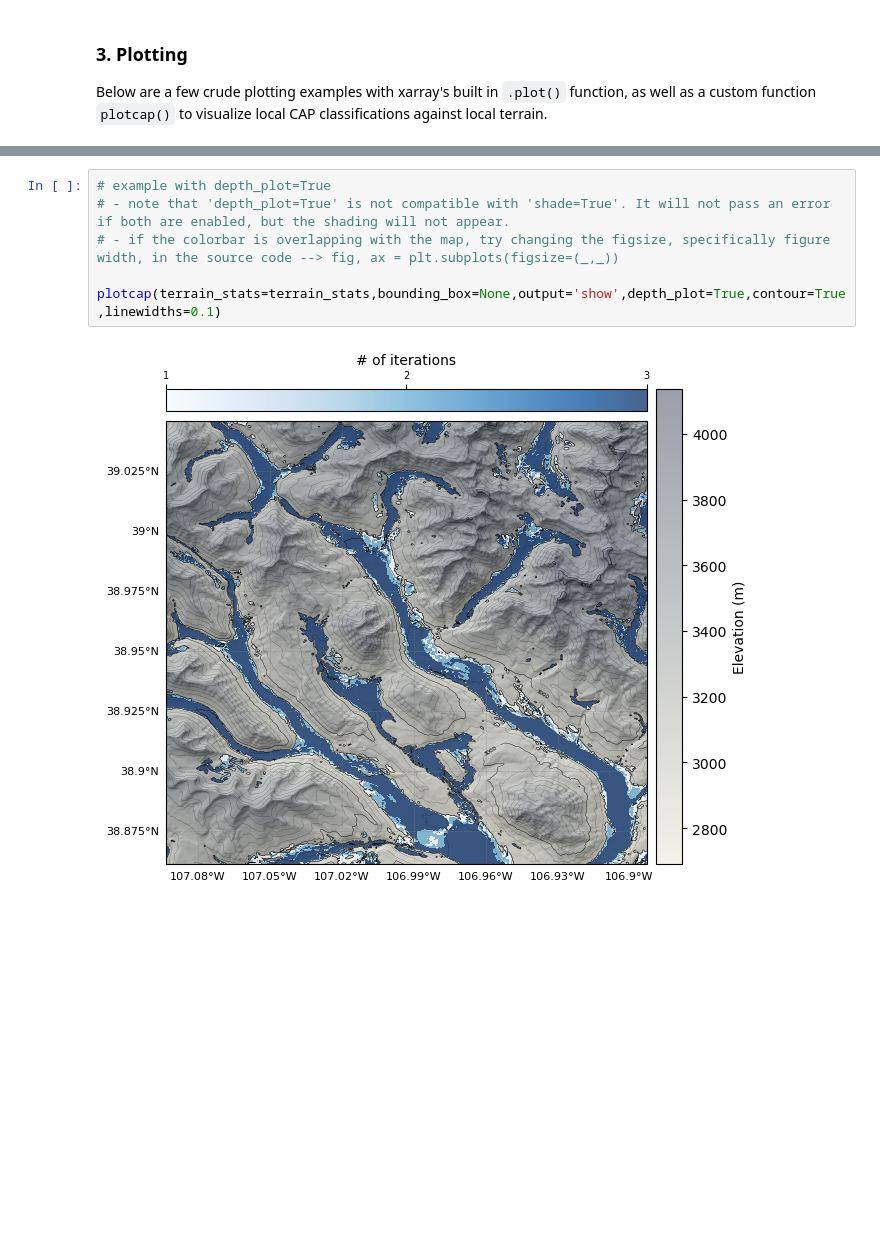
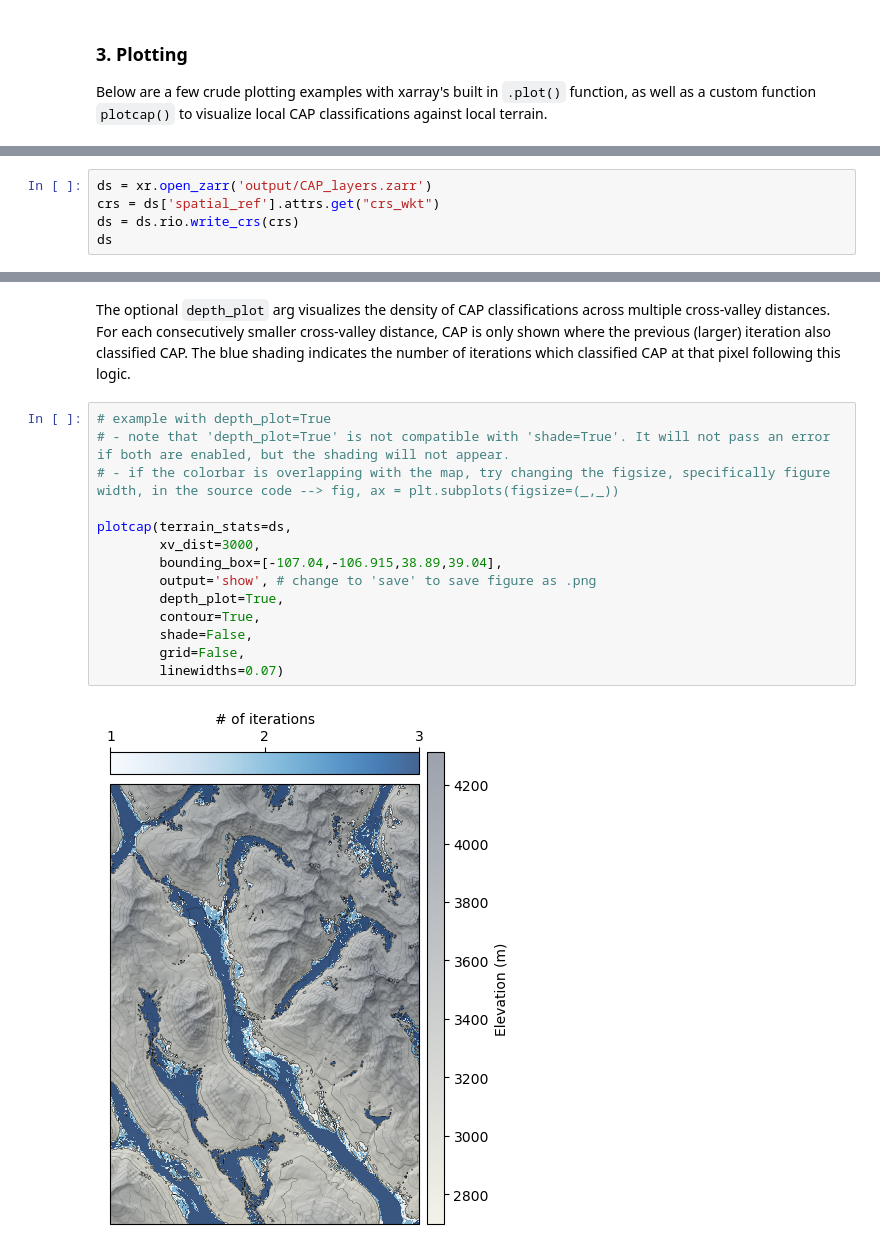
Before and after one commit to johncramblitt/cap-algorithm, a Jupyter notebook: notebook.ipynb, the cells around one changed output, grey strips where cells are left out. Cells and saved outputs as stored; diff of their text form; blank space fills up the shorter version.

```diff
--- a/notebook.ipynb
+++ b/notebook.ipynb
@@ -105,0 +111,5 @@ import matplotlib.pyplot as plt
+# %%
+ds = xr.open_zarr('output/CAP_layers.zarr')
+crs = ds['spatial_ref'].attrs.get("crs_wkt")
+ds = ds.rio.write_crs(crs)
+ds
@@ -160,9 +230,19 @@ plotcap(terrain_stats=terrain_stats,xv_dist=3000,output='show',shade=True,contou
+# %% [markdown]
+The optional `depth_plot` arg visualizes the density of CAP classifications across multiple cross-valley distances. For each consecutively smaller cross-valley distance, CAP is only shown where the previous (larger) iteration also classified CAP. The blue shading indicates the number of iterations which classified CAP at that pixel following this logic.
 # %%
 # example with depth_plot=True
 # - note that 'depth_plot=True' is not compatible with 'shade=True'. It will not pass an error if both are enabled, but the shading will not appear.
 # - if the colorbar is overlapping with the map, try changing the figsize, specifically figure width, in the source code --> fig, ax = plt.subplots(figsize=(_,_))
 
-plotcap(terrain_stats=terrain_stats,bounding_box=None,output='show',depth_plot=True,contour=True,linewidths=0.1)
+plotcap(terrain_stats=ds,
+        xv_dist=3000,
+        bounding_box=[-107.04,-106.915,38.89,39.04],
+        output='show', # change to 'save' to save figure as .png
+        depth_plot=True,
+        contour=True,
+        shade=False,
+        grid=False,
+        linewidths=0.07)
 # %% [output]
-[figure, old version]
+[figure, new version]
 # %%
```
Also changed, not shown: parts of 15 cells of this notebook, 6 other files.
